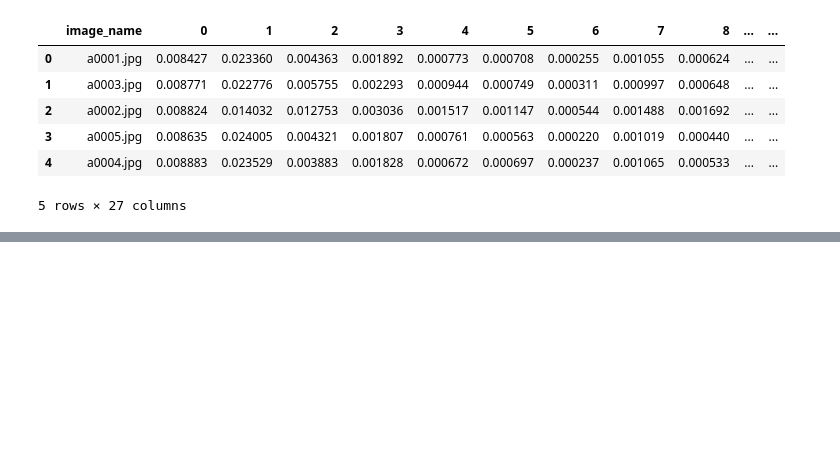
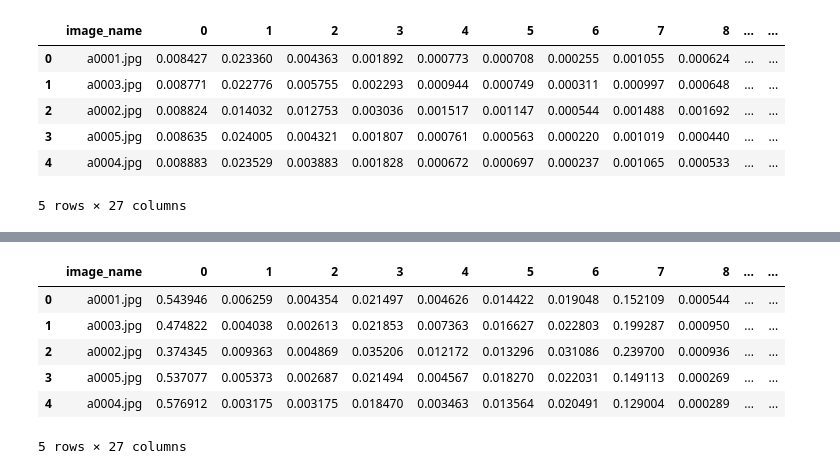
Before and after one commit to vishalbarad/LBP, a Jupyter notebook: LBP.ipynb, the cells around one changed output, grey strips where cells are left out. Cells and saved outputs as stored; diff of their text form; code cells hidden in the pictures; blank space fills up the shorter version.

```diff
--- a/LBP.ipynb
+++ b/LBP.ipynb
@@ -86,0 +254,10 @@ df.to_csv("images.csv")
+# %%
+df
+# %% [output]
+|  | image_name | 0 | 1 | 2 | 3 | 4 | 5 | 6 | 7 | 8 | ... | ... |
+| 0 | a0001.jpg | 0.543946 | 0.006259 | 0.004354 | 0.021497 | 0.004626 | 0.014422 | 0.019048 | 0.152109 | 0.000544 | ... | ... |
+| 1 | a0003.jpg | 0.474822 | 0.004038 | 0.002613 | 0.021853 | 0.007363 | 0.016627 | 0.022803 | 0.199287 | 0.000950 | ... | ... |
+| 2 | a0002.jpg | 0.374345 | 0.009363 | 0.004869 | 0.035206 | 0.012172 | 0.013296 | 0.031086 | 0.239700 | 0.000936 | ... | ... |
+| 3 | a0005.jpg | 0.537077 | 0.005373 | 0.002687 | 0.021494 | 0.004567 | 0.018270 | 0.022031 | 0.149113 | 0.000269 | ... | ... |
+| 4 | a0004.jpg | 0.576912 | 0.003175 | 0.003175 | 0.018470 | 0.003463 | 0.013564 | 0.020491 | 0.129004 | 0.000289 | ... | ... |
+5 rows × 27 columns
```
Also changed, not shown: parts of 5 cells of this notebook.
